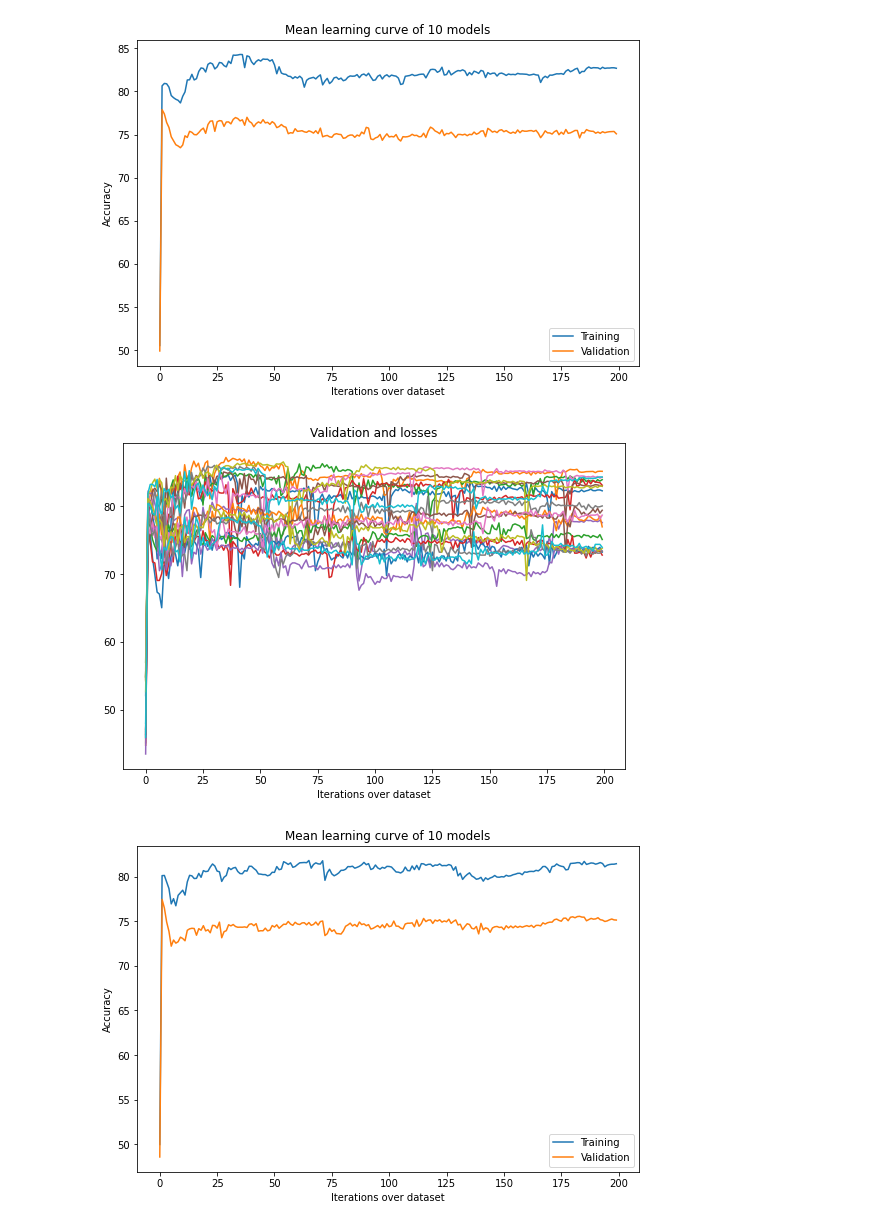
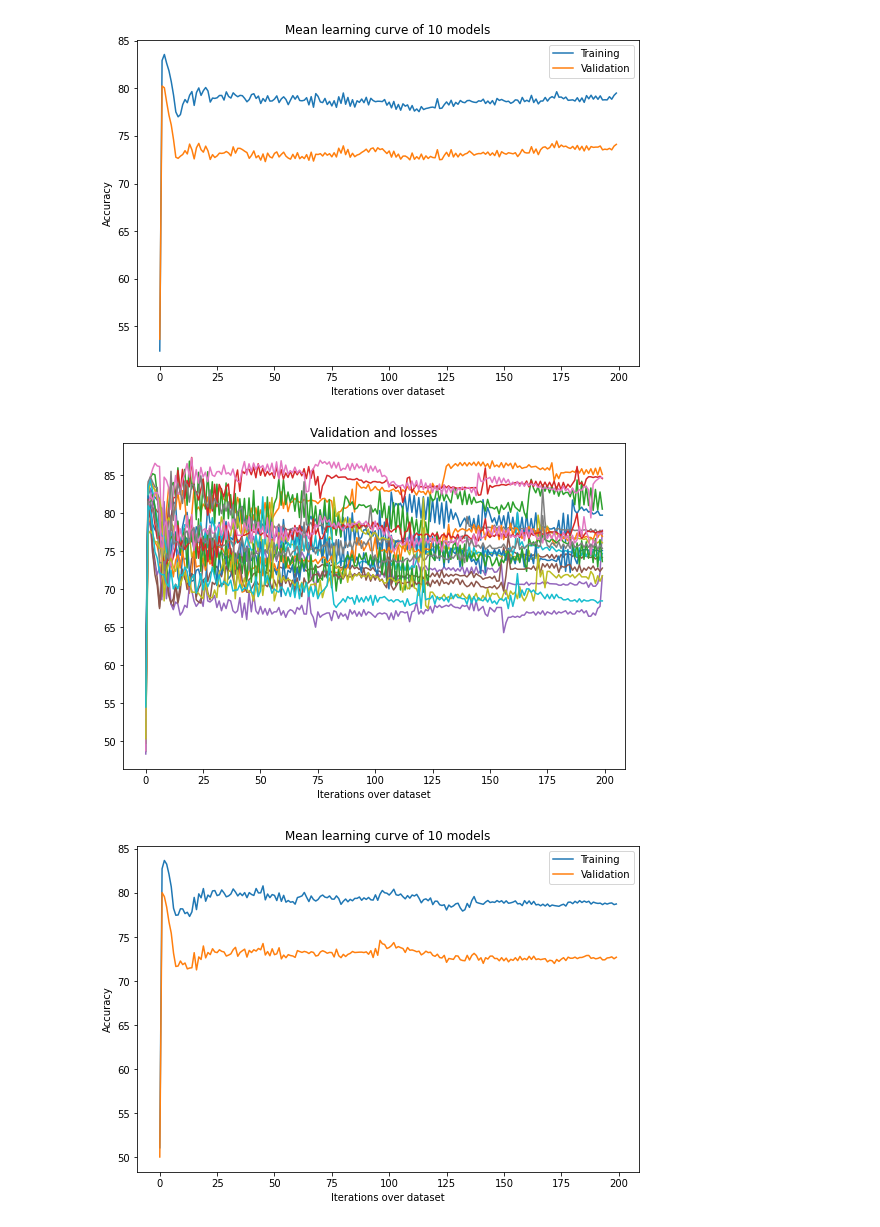
Before and after one commit to DeepRank/3D-Vac, a Jupyter notebook: src/5_train_models/explore_class_seq_xvalidation.ipynb, the cells around one changed output. Drawn from its saved outputs; the diff is of its cells as text; code cells hidden in the pictures.

```diff
--- a/src/5_train_models/explore_class_seq_xvalidation.ipynb
+++ b/src/5_train_models/explore_class_seq_xvalidation.ipynb
@@ -50,7 +50,8 @@ def get_rates(xval_data, a):
     pr = []
     for data in xval_data:
         # load the model and data
-        model = MlpRegBaseline(neurons_per_layer=a.neurons)
+        input_dimensions = (20*9, 40*9)[a.encoder=="mixed"]
+        model = MlpRegBaseline(neurons_per_layer=a.neurons, input=input_dimensions)
         model.load_state_dict(data["model"])
         model.eval()
 
@@ -95,20 +96,20 @@ def get_rates(xval_data, a):
     fpr = torch.tensor(fpr)
     nr = torch.tensor(nr)
     pr = torch.tensor(pr)
-    return tpr,fnr,tnr,fpr,nr,pr
+    return tpr, fnr, tnr, fpr, nr, pr
 # %%
 models_path = "/home/daqop/Desktop/M2/Internship/python/trained_models/"
 # models_path = "/home/daqop/mountpoint_snellius/3D-Vac/src/5_train_models/CNN/I/reg/seq/trained_models/"
 # models_path = "/home/daqop/train_branch_3D_Vac/src/5_train_models/CNN/I/classification/seq/trained_models/"
 model_names = {
-    "shuffled": "mlp_class_baseline_mixed_encoder_200_neurons_200_epochs_shuffled.pt",
-    "clustered": "mlp_class_baseline_mixed_encoder_200_neurons_200_epochs_clustered.pt",
+    "shuffled": "mlp_class_baseline_mixed_encoder_500_neurons_200_epochs_shuffled.pt",
+    "clustered": "mlp_class_baseline_mixed_encoder_500_neurons_200_epochs_clustered.pt",
 }
 shuffled_xval, shuffled_a = load_model(models_path + model_names["shuffled"], plot=True)
 clustered_xval, clustered_a = load_model(models_path + model_names["clustered"], plot=True)
 s_tpr, s_fnr, s_tnr, s_fpr, s_nr, s_pr = get_rates(shuffled_xval, shuffled_a)
 c_tpr, c_fnr, c_tnr, c_fpr, c_nr, c_pr = get_rates(clustered_xval, clustered_a)
 # %% [output]
-[figure, old version]
+[figure, new version]
-[figure, old version]
+[figure, new version]
-[figure, old version]
+[figure, new version]
```
Also changed, not shown: parts of 2 cells of this notebook, 1 other file.
